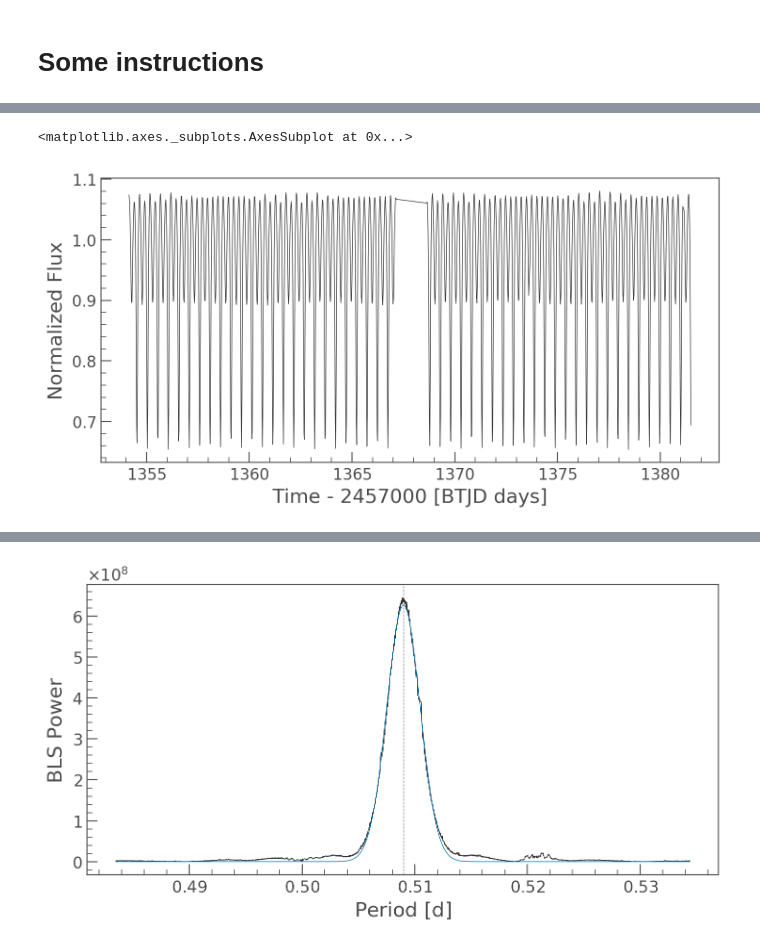
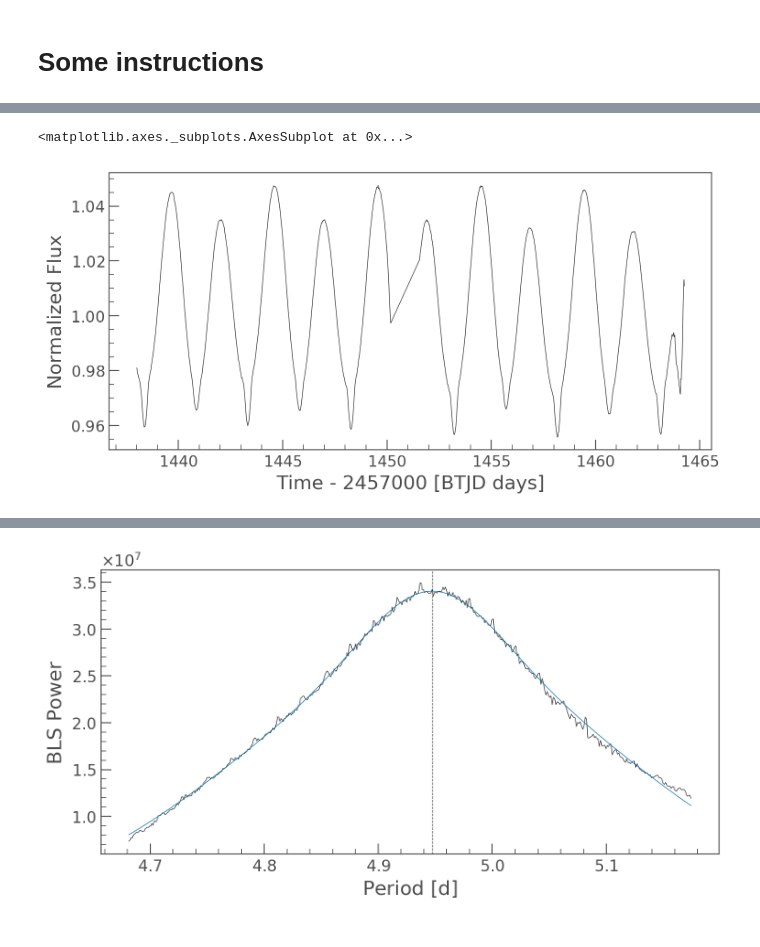
Before and after one commit to christinahedges/chromo, a Jupyter notebook: notebooks/chromo-demo.ipynb, the cells around one changed output, grey strips where cells are left out. Cells and saved outputs as stored; diff of their text form; code cells hidden in the pictures.

```diff
--- a/notebooks/chromo-demo.ipynb
+++ b/notebooks/chromo-demo.ipynb
@@ -49,6 +54,6 @@ from scipy.stats import pearsonr
 # %%
 # Grab an object
-tic = 'EE Aqr'
+tic = 'SZ Pic'
 # %%
 sr = lk.search_tesscut(tic)
 # %%
@@ -62,6 +69,6 @@ target_name productFilename        description         distance
 # %%
 # Download an FFI cut out!
-raw_tpf = sr[0].download(cutout_size=[30, 30])
+raw_tpf = sr[0].download(cutout_size=[20, 20])
 
 # Cut out any jitter
 k = ~((raw_tpf.time > 1346) & (raw_tpf.time < 1350))
@@ -96,12 +103,12 @@ lc = tpf.to_lightcurve().normalize()
 lc.plot()
 # %% [output]
 <matplotlib.axes._subplots.AxesSubplot at 0x...>
-[figure, old version]
+[figure, new version]
 # %%
 # Find the period and t0 using a BLS!
 
-duration = 0.05
-minimum_period = 0.2
+duration = 0.3
+minimum_period = 3
 p = lc.to_periodogram('bls', duration=duration, minimum_period=minimum_period, maximum_period=15)
 period = p.period_at_max_power.value
 p = lc.to_periodogram('bls', duration=duration, minimum_period=period * 0.95, maximum_period=period * 1.05, frequency_factor=0.1)
@@ -119,4 +127,4 @@ period, t0 = p.period[pos].value, p.transit_time[pos]
-[figure, old version]
+[figure, new version]
 # %%
 nb = 100
 x_fold = (lc.time - t0 - period/2) / period % 1 - 0.5
```
Also changed, not shown: parts of 9 cells of this notebook.
